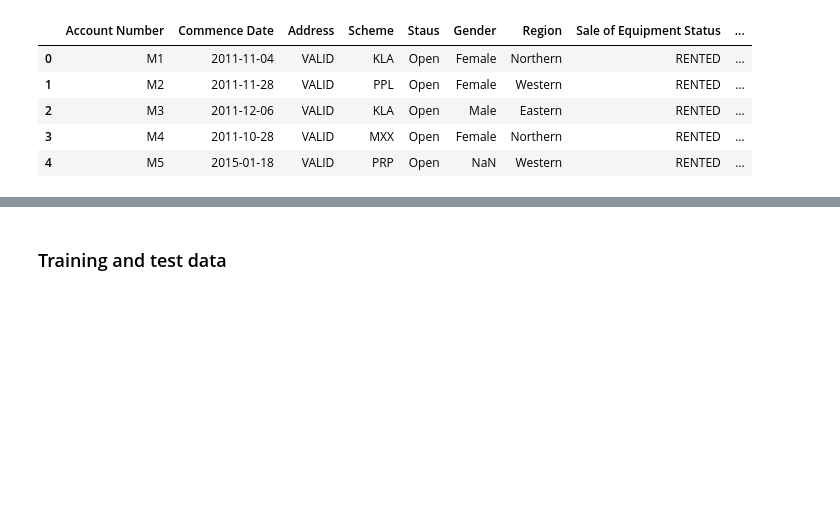
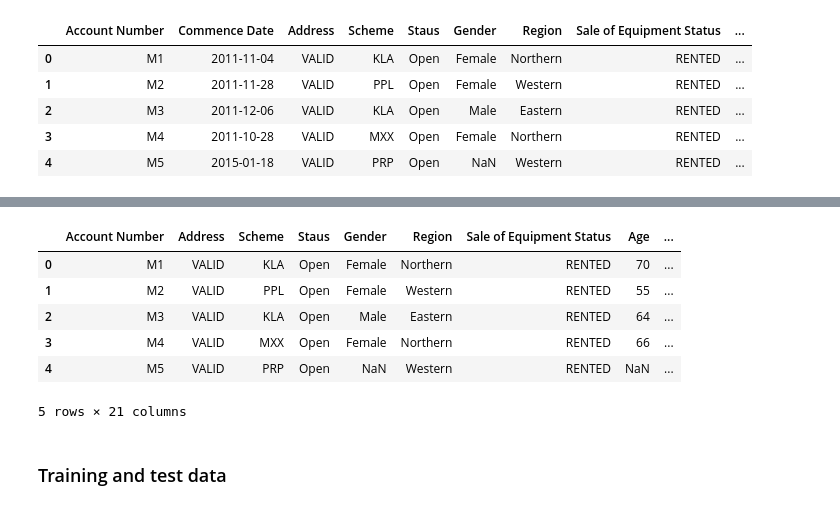
Before and after one commit to Shivam06/EXL-EQ-2017, a Jupyter notebook: cigol lxe -Copy1.ipynb, the cells around one changed output, grey strips where cells are left out. Cells and saved outputs as stored; diff of their text form; code cells hidden in the pictures; blank space fills up the shorter version.

```diff
--- a/cigol lxe -Copy1.ipynb
+++ b/cigol lxe -Copy1.ipynb
@@ -20,0 +146,9 @@ demo_data.shape
+# %%
+def hash_profession2(x):
+    print x
+    if np.isnan(x) == True:
+        return
+    return profession_names2[profession_hash2[int(x)]-1]
+# %%
+demo_data["Profession Name"] = demo_data["Professional Info"].apply(hash_profession2)
+demo_data.to_excel(r"C:\Users\SHIVAM MAHAJAN\Desktop\Github\EXL data\merged_data3.xlsx", index = False)
@@ -20,0 +204,4 @@ demo_data.shape
+# %%
+pattern_data_mean = pattern_data.groupby(pattern_data["Account Number "])[["Used pattern in hours", "data used Gb", "Usage Post Limit Utilization in hrs"]].mean()
+pattern_data_mean.reset_index(inplace = True)
+pattern_data_mean.head()
@@ -20,0 +215,14 @@ demo_data.shape
+# %%
+pattern_data_mean["Account Number"] = pattern_data_mean["Account Number "]
+pattern_data_mean.__delitem__("Account Number ")
+# %%
+demo_data2 = pd.merge(demo_data, pattern_data_mean, how="outer", on = "Account Number")
+demo_data2.head()
+# %% [output]
+|  | Account Number | Address | Scheme | Staus | Gender | Region | Sale of Equipment Status | Age | ... |
+| 0 | M1 | VALID | KLA | Open | Female | Northern | RENTED | 70 | ... |
+| 1 | M2 | VALID | PPL | Open | Female | Western | RENTED | 55 | ... |
+| 2 | M3 | VALID | KLA | Open | Male | Eastern | RENTED | 64 | ... |
+| 3 | M4 | VALID | MXX | Open | Female | Northern | RENTED | 66 | ... |
+| 4 | M5 | VALID | PRP | Open | NaN | Western | RENTED | NaN | ... |
+5 rows × 21 columns
```
Also changed, not shown: parts of 24 cells of this notebook, 2 other files.
